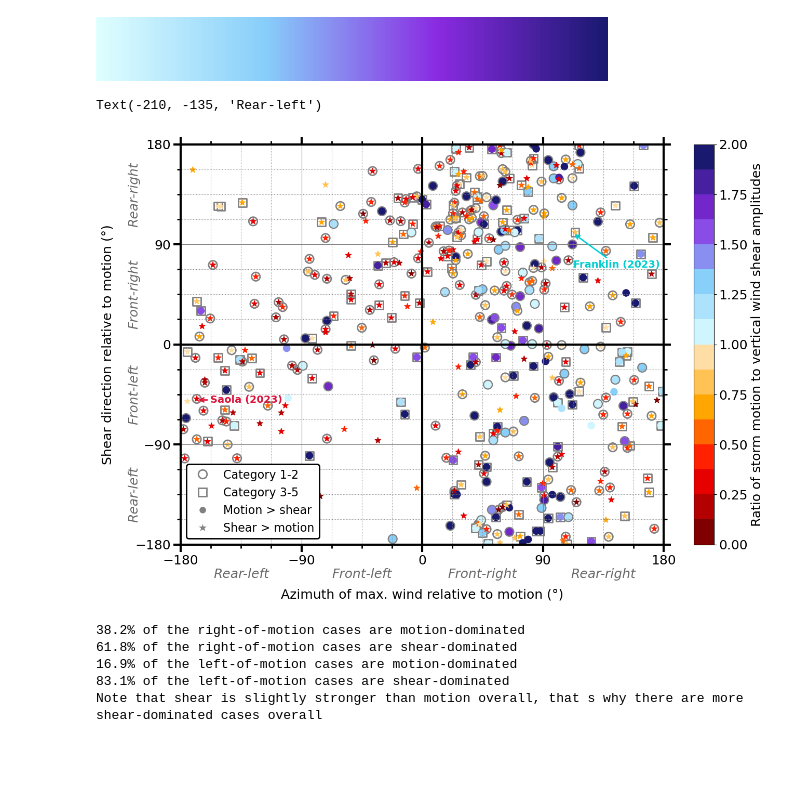
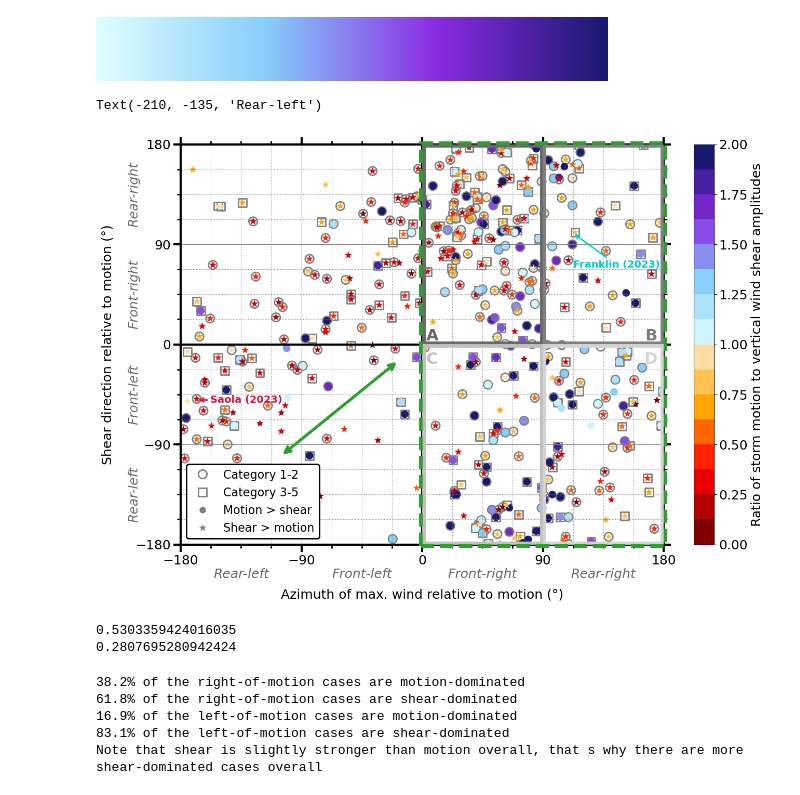
Before and after one commit to Arthur117/TCsLifeMonitFromObs, a Jupyter notebook: winddirection/PRJCT_TCBL/02_ASYMM_SHEAR_MOTION.ipynb, the cells around one changed output. Cells and saved outputs as stored; diff of their text form; code cells hidden in the pictures; blank space fills up the shorter version.

```diff
--- a/winddirection/PRJCT_TCBL/02_ASYMM_SHEAR_MOTION.ipynb
+++ b/winddirection/PRJCT_TCBL/02_ASYMM_SHEAR_MOTION.ipynb
@@ -1275,7 +1275,6 @@ plt.annotate('Saola (2023)',
              ha='left',
              va='center')
 
-
 # Motion dominates over shear
 relShrDir_mot = (dsa_mot.wsd_pmd - dsa_mot.storm_dir_ibt) % 360
 plt.scatter(
@@ -1330,6 +1329,57 @@ leg = plt.legend(
 )
 leg.get_frame().set_linewidth(2.0)
 
+
+### Rectangles and annotations
+# 1. Le grand rectangle noir (contour épais)
+# Coordonnées : (x, y), largeur, hauteur
+# On commence à x=0, y=-180 pour couvrir toute la moitié droite
+ax = plt.gca()
+large_rect = mpl.patches.Rectangle((-1, -181), 182, 362,
+                               linewidth=5, linestyle='dashed', edgecolor='tab:green',
+                               facecolor='none', zorder=5, clip_on=False)
+ax.add_patch(large_rect)
+# 2. Les 4 sous-rectangles (avec des teintes de gris transparentes pour ne pas masquer les points)
+# On utilise alpha pour la transparence et zorder bas pour qu'ils soient sous les marqueurs
+sub_rect_params = [
+    # (x, y, largeur, hauteur, couleur)
+    (1, 1, 88, 178, 'dimgrey'),     # Haut-Gauche (de la moitié droite)
+    (91, 1, 88, 178, 'gray'),        # Haut-Droite
+    (1, -179, 88, 178, 'silver'),    # Bas-Gauche
+    (91, -179, 88, 178, 'lightgray') # Bas-Droite
+]
+
+for (x, y, w, h, color) in sub_rect_params:
+    sub_patch = mpl.patches.Rectangle((x, y), w, h,
+                                  linewidth=5, edgecolor=color,
+                                  facecolor='none', zorder=4)
+    ax.add_patch(sub_patch)
+# 3. Annotations
+annotations = [
+    (3, 1, 'A', 'dimgrey', 'left'),      # Haut-Gauche (Quadrant Front-right/Front-right)
+    (175, 1, 'B', 'gray', 'right'),      # Haut-Droite (Quadrant Rear-right/Front-right)
+    (3, -20, 'C', 'silver', 'left'),  # Bas-Gauche  (Quadrant Front-right/Rear-left)
+    (175, -20, 'D', 'lightgray', 'right')   # Bas-Droite  (Quadrant Rear-right/Rear-left)
+]
+for x_pos, y_pos, label, color, alignment in annotations:
+    ax.text(x_pos, y_pos, label,
+            color=color,
+            fontsize=22,
+            fontweight='bold',
+            ha=alignment,
+            va='bottom',
+            zorder=6) # Au-dessus des rectangles
+# 4. Double flèche
+plt.annotate('',
+     xy=(-18, -15),      # Pointe de la flèche (fin)
+     xytext=(-105, -100),  # Origine de la flèche (début)
+     arrowprops=dict(arrowstyle='<->',
+                     color='tab:green',
+                     lw=4,
+                     mutation_scale=20), # Taille des pointes
+     zorder=7)
+
+
 plt.xticks(ticks)
 plt.yticks(ticks)
 plt.xlim(-180, 180);plt.ylim(-180, 180)
@@ -1352,38 +1402,44 @@ ax.spines['top'].set_visible(True)
 ax.tick_params(which='major', width=3, length=10) # Set tick width and length for major ticks
 ax.tick_params(which='minor', width=2, length=5) # Set tick width and length for minor ticks
 ax.tick_params(axis='x', which='both', top=True) # Add ticks to the top x-axis
 ax.tick_params(axis='y', which='both', right=True) # Add ticks to the right y-axis
 
 # Ajouter les étiquettes de quadrants
 # x-axis
 ax.text(-135, -210, 'Rear-left',   ha='center', style='italic', color='dimgrey')
 ax.text(-45,  -210, 'Front-left',  ha='center', style='italic', color='dimgrey')
 ax.text(45,   -210, 'Front-right', ha='center', style='italic', color='dimgrey')
 ax.text(135,  -210, 'Rear-right',  ha='center', style='italic', color='dimgrey')
 # y-avis
 ax.text(-210, 135,  'Rear-right',  ha='right', va='center', rotation=90, style='italic', color='dimgrey')
 ax.text(-210, 45,   'Front-right', ha='right', va='center', rotation=90, style='italic', color='dimgrey')
 ax.text(-210, -45,  'Front-left',  ha='right', va='center', rotation=90, style='italic', color='dimgrey')
 ax.text(-210, -135, 'Rear-left',   ha='right', va='center', rotation=90, style='italic', color='dimgrey')
 
 # plt.scatter(
 #     (dsa_shr.wsd_pmd - dsa_shr.storm_dir_ibt) % 360, \
 #     np.rad2deg(dsa_shr.phs_max) % 360,\
 #     c=dsa_shr.t_since_lmi_ibt / 3600,
 #     cmap=plt.get_cmap('coolwarm'),
 #     vmin=-72,
 #     vmax=72
 # )
 
 # # Save
 # plt.savefig(PTHS['sav_dir'] + 'asym_loc_SAR_max.png', bbox_inches='tight')
 # %% [output]
 Text(-210, -135, 'Rear-left')
-[figure, old version]
+[figure, new version]
 # %%
 # x = xr.where(np.rad2deg(dsa_shr.phs_max) < 180, np.rad2deg(dsa_shr.phs_max), np.rad2deg(dsa_shr.phs_max) - 360)
 # a = dsa_shr.where(x < -30, drop=True)
 # list(a.where(a.vmx > 35, drop=True).file_tcva.values)
+# %%
+print(float(A.storm_speed_ibt / B.vws_pmd))
+print(float(B.storm_speed_ibt / B.vws_pmd))
+# %% [output]
+0.5303359424016035
+0.2807695280942424
 # %%
 dsa['azimLocMax'] = xr.where(np.rad2deg(dsa.phs_max) < 180, np.rad2deg(dsa.phs_max), np.rad2deg(dsa.phs_max) - 360)
 dsa_right = dsa.where(dsa.azimLocMax > 0)
```
Also changed, not shown: parts of 4 cells of this notebook.
